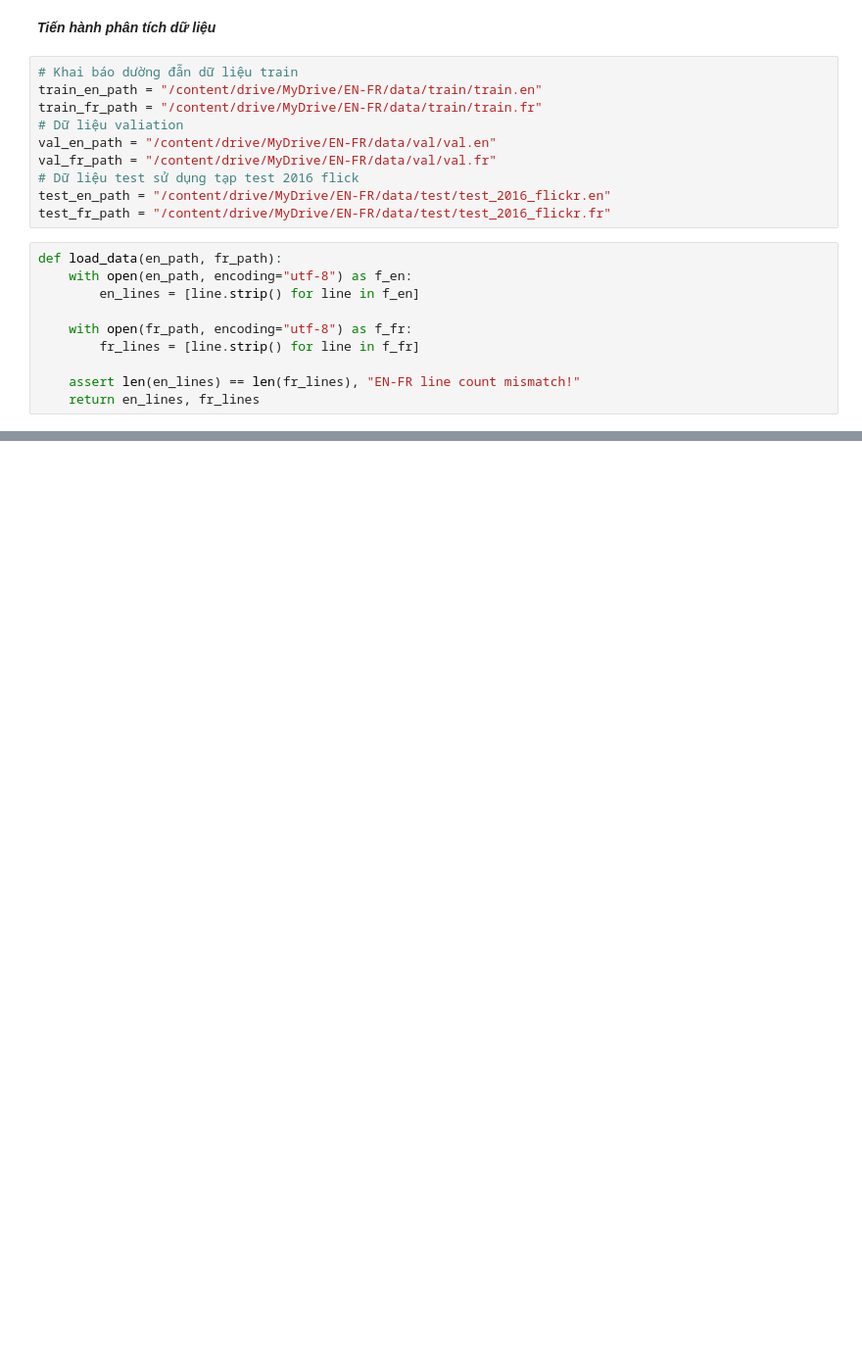
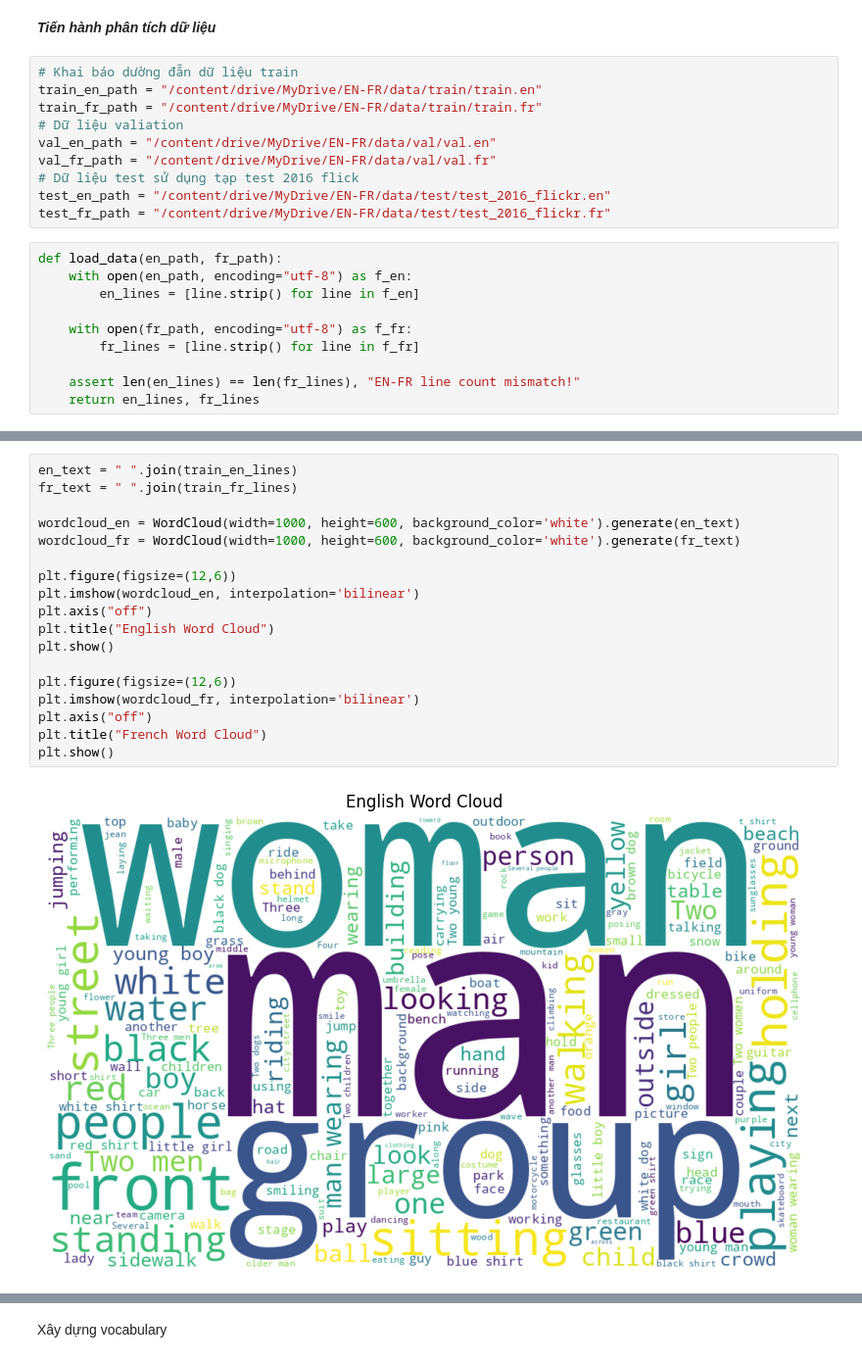
Before and after one commit to Zerldas/Translate-EN-to-FR-Project, a Jupyter notebook: NLP_Project_Translate_EN_to_FR.ipynb, the cells around one changed output, grey strips where cells are left out. Shown at 98% size. Cells and saved outputs as stored; diff of their text form; blank space fills up the shorter version.

```diff
--- a/NLP_Project_Translate_EN_to_FR.ipynb
+++ b/NLP_Project_Translate_EN_to_FR.ipynb
@@ -101,0 +172,20 @@ Số lượng cặp câu dùng để test (cả 2 ngôn ngữ) là: 2000
+# %%
+en_text = " ".join(train_en_lines)
+fr_text = " ".join(train_fr_lines)
+
+wordcloud_en = WordCloud(width=1000, height=600, background_color='white').generate(en_text)
+wordcloud_fr = WordCloud(width=1000, height=600, background_color='white').generate(fr_text)
+
+plt.figure(figsize=(12,6))
+plt.imshow(wordcloud_en, interpolation='bilinear')
+plt.axis("off")
+plt.title("English Word Cloud")
+plt.show()
+
+plt.figure(figsize=(12,6))
+plt.imshow(wordcloud_fr, interpolation='bilinear')
+plt.axis("off")
+plt.title("French Word Cloud")
+plt.show()
+# %% [output]
+[figure, added]
@@ -101,0 +193,2 @@ Số lượng cặp câu dùng để test (cả 2 ngôn ngữ) là: 2000
+# %% [markdown]
+Xây dựng vocabulary
```
Also changed, not shown: parts of 35 cells of this notebook.
